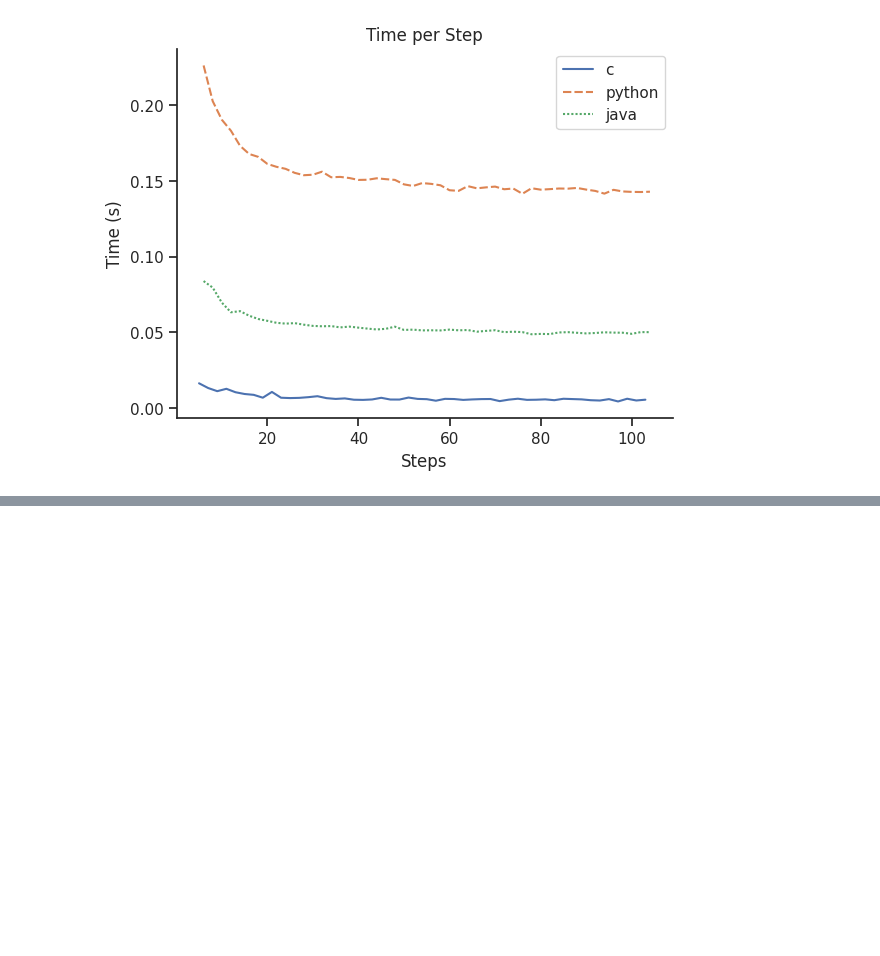
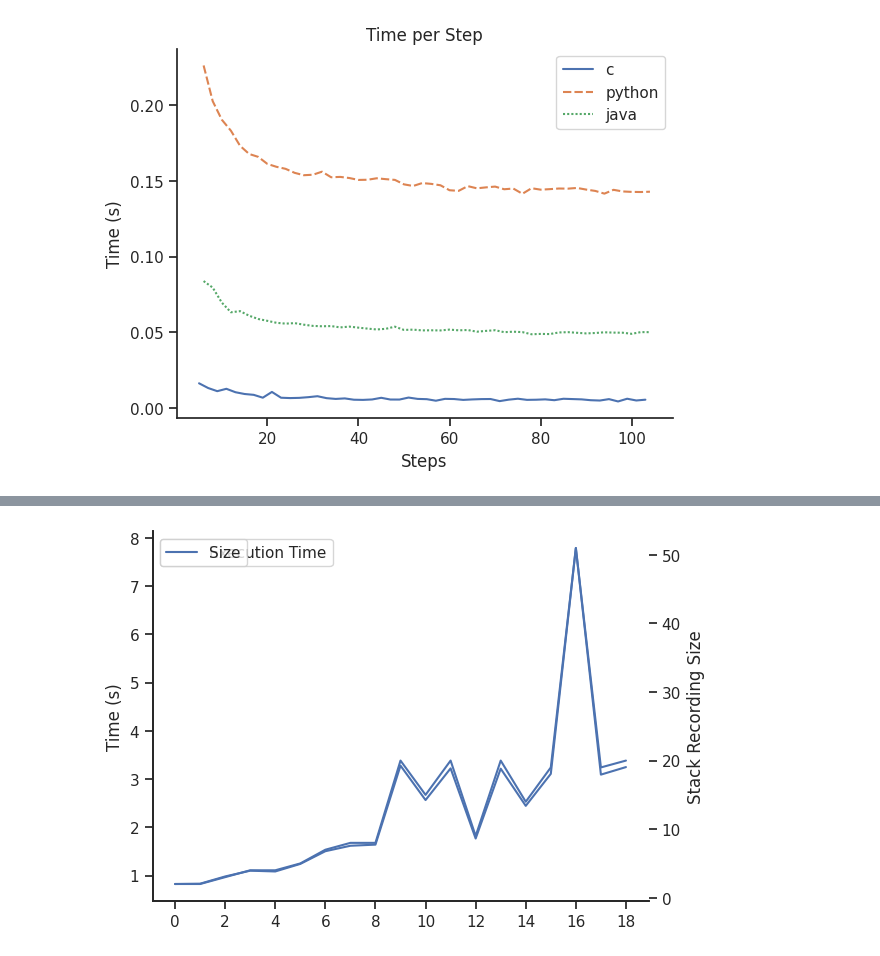
Before and after one commit to diverse-project/LiveRec, a Jupyter notebook: LiveFromDAP/performance/performance.ipynb, the cells around one changed output, grey strips where cells are left out. Drawn from its saved outputs; the diff is of its cells as text; code cells hidden in the pictures; blank space fills up the shorter version.

```diff
--- a/LiveFromDAP/performance/performance.ipynb
+++ b/LiveFromDAP/performance/performance.ipynb
@@ -64,0 +98,4 @@ Text(0, 0.5, 'Time (s)')
+# %%
+plot_scenario(bspy_data["scenario"])
+# %% [output]
+[figure, added]
```
Also changed, not shown: parts of 5 cells of this notebook, 4 other files.
